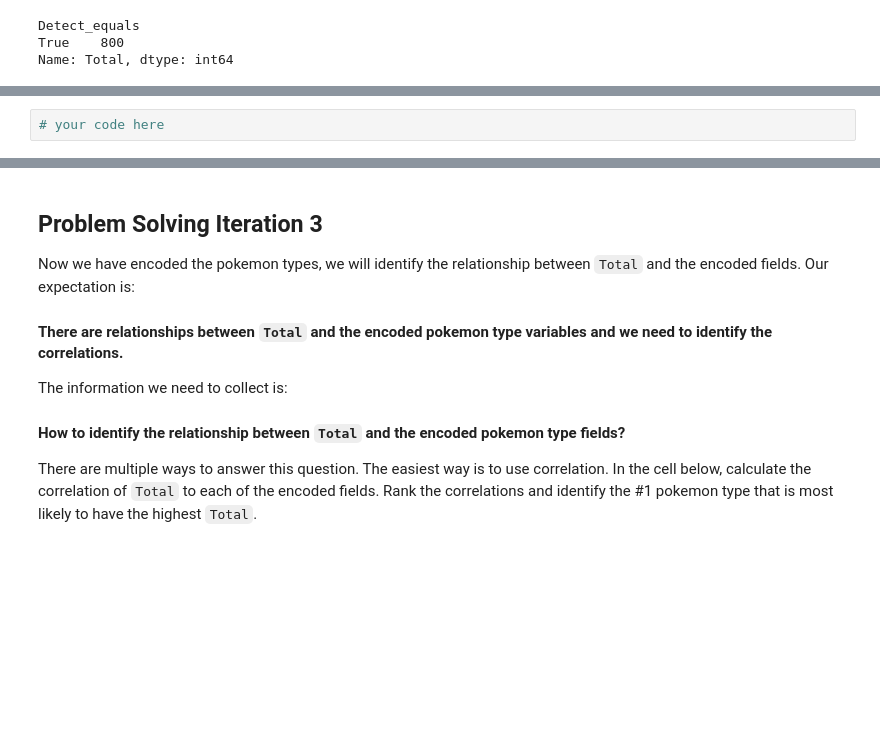
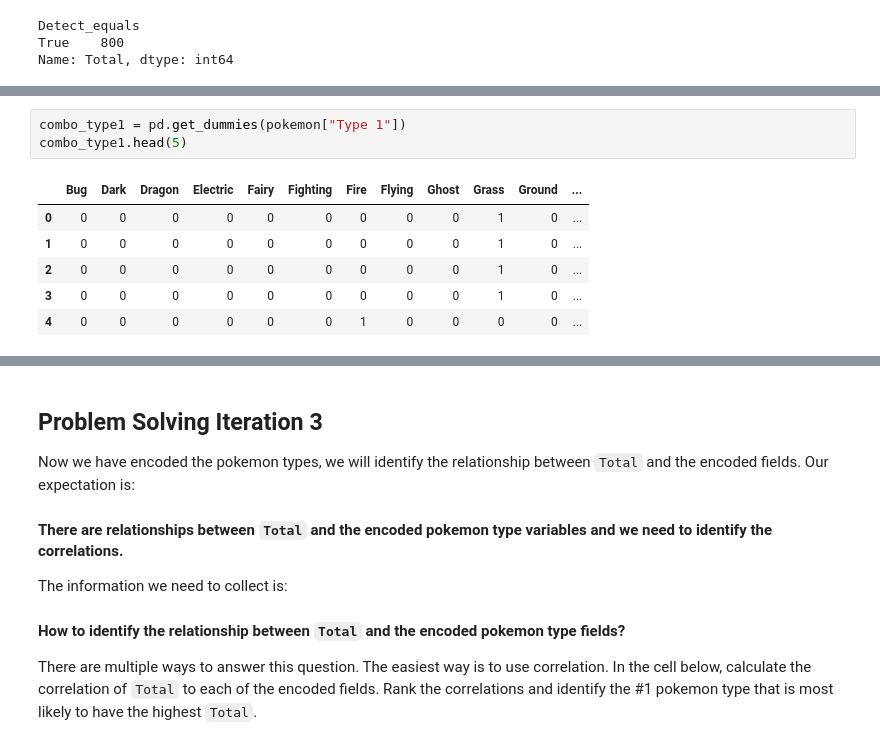
Before and after one commit to montesgrande95/dataptmad1121_labs, a Jupyter notebook: module-1/dataframe-calculations/your-code/challenge-2.ipynb, the cells around one changed output, grey strips where cells are left out. Drawn from its saved outputs; the diff is of its cells as text; blank space fills up the shorter version.

```diff
--- a/module-1/dataframe-calculations/your-code/challenge-2.ipynb
+++ b/module-1/dataframe-calculations/your-code/challenge-2.ipynb
@@ -170,5 +169,13 @@ For instance, if a pokemon has `Type 1` as `Poison` and `Type 2` as `Fire`, then
 The new numerical variables you create should look like below:
 
 ![One Hot Encoding](../images/one-hot-encoding.png)
-# %%
-# your code here
+# %%
+combo_type1 = pd.get_dummies(pokemon["Type 1"])
+combo_type1.head(5)
+# %% [output]
+|  | Bug | Dark | Dragon | Electric | Fairy | Fighting | Fire | Flying | Ghost | Grass | Ground | ... |
+| 0 | 0 | 0 | 0 | 0 | 0 | 0 | 0 | 0 | 0 | 1 | 0 | ... |
+| 1 | 0 | 0 | 0 | 0 | 0 | 0 | 0 | 0 | 0 | 1 | 0 | ... |
+| 2 | 0 | 0 | 0 | 0 | 0 | 0 | 0 | 0 | 0 | 1 | 0 | ... |
+| 3 | 0 | 0 | 0 | 0 | 0 | 0 | 0 | 0 | 0 | 1 | 0 | ... |
+| 4 | 0 | 0 | 0 | 0 | 0 | 0 | 1 | 0 | 0 | 0 | 0 | ... |
```
Also changed, not shown: parts of 3 cells of this notebook.
